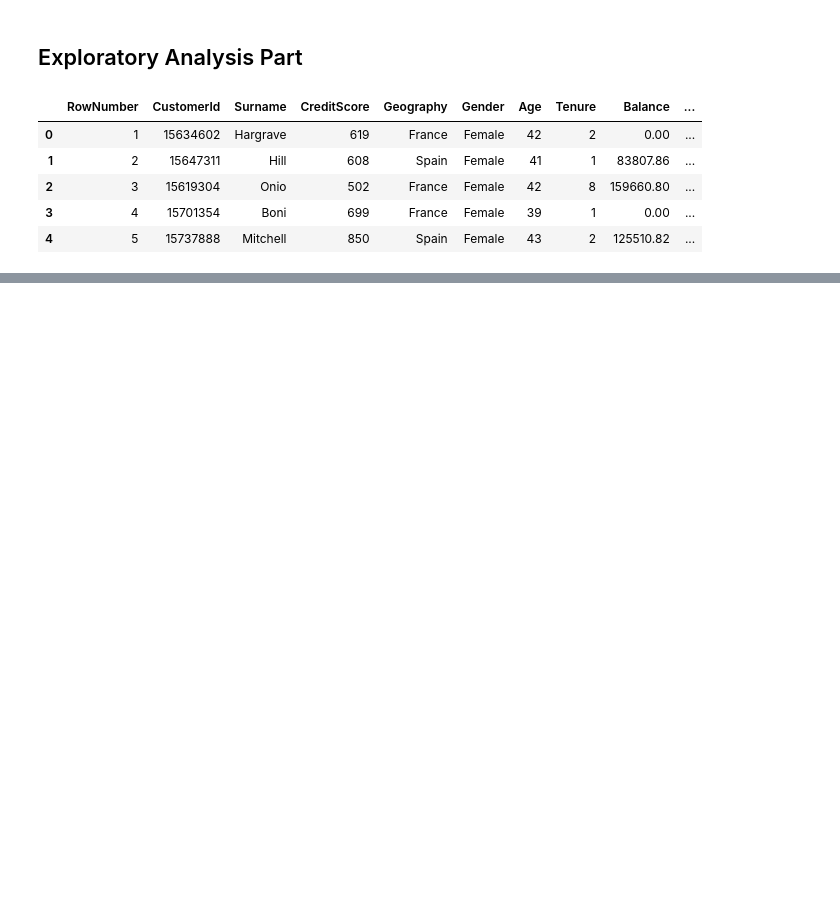
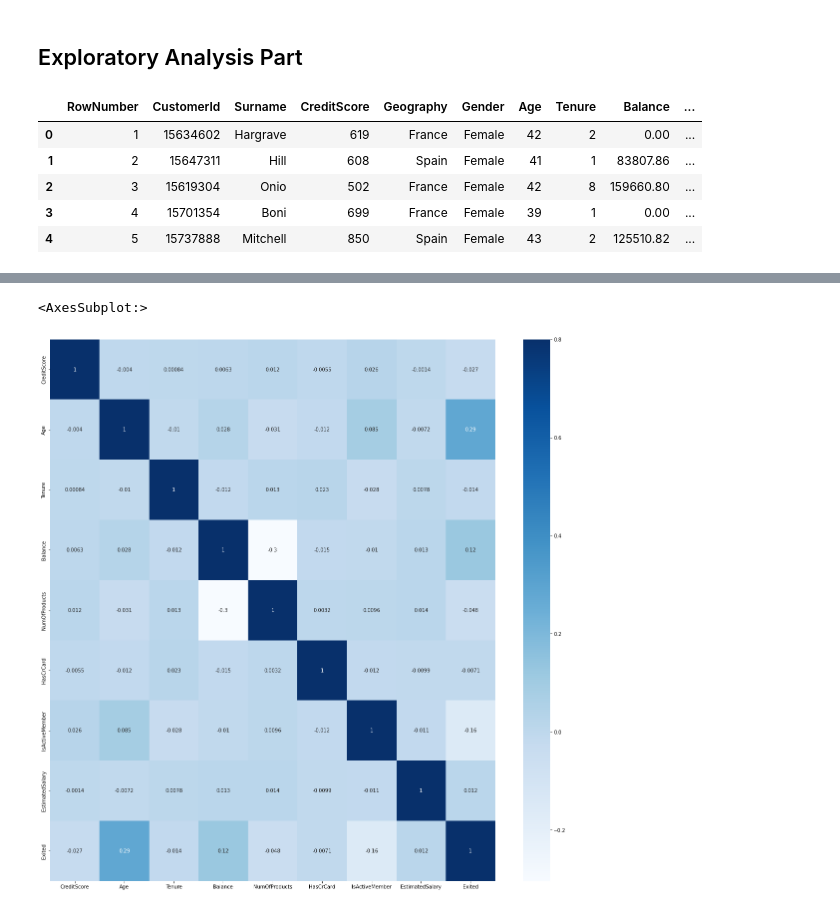
Before and after one commit to eeeds/churn-prediction-app, a Jupyter notebook: notebooks/exploratory_analysis.ipynb, the cells around one changed output, grey strips where cells are left out. Saved outputs shown, nothing was run; the diff lists cells and outputs as text; code cells hidden in the pictures; blank space fills up the shorter version.

```diff
--- a/notebooks/exploratory_analysis.ipynb
+++ b/notebooks/exploratory_analysis.ipynb
@@ -17,0 +103,11 @@ df.head()
+# %%
+## Variables correlations
+corr = df_churn.corr()
+# %%
+##Plotting the heatmap
+f, ax = plt.subplots(figsize = (20,20))
+sns.heatmap(corr, vmax = .8, annot = True, cmap = 'Blues')
+#It looks like Age, Balance and 'IsActiveMember' are the most correlated variables with Exited.
+# %% [output]
+<AxesSubplot:>
+[figure, added]
```
Also changed, not shown: parts of 32 cells of this notebook, 1 other file.
